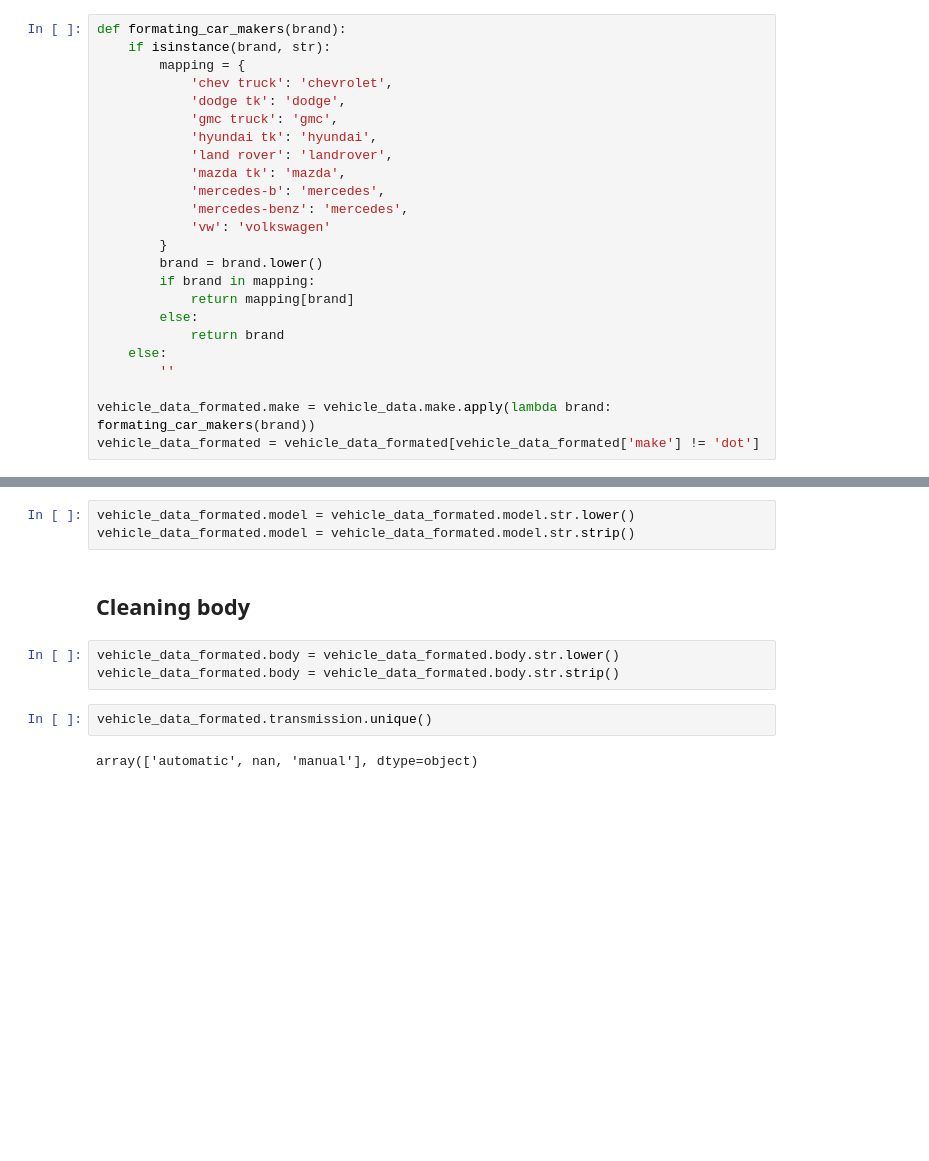
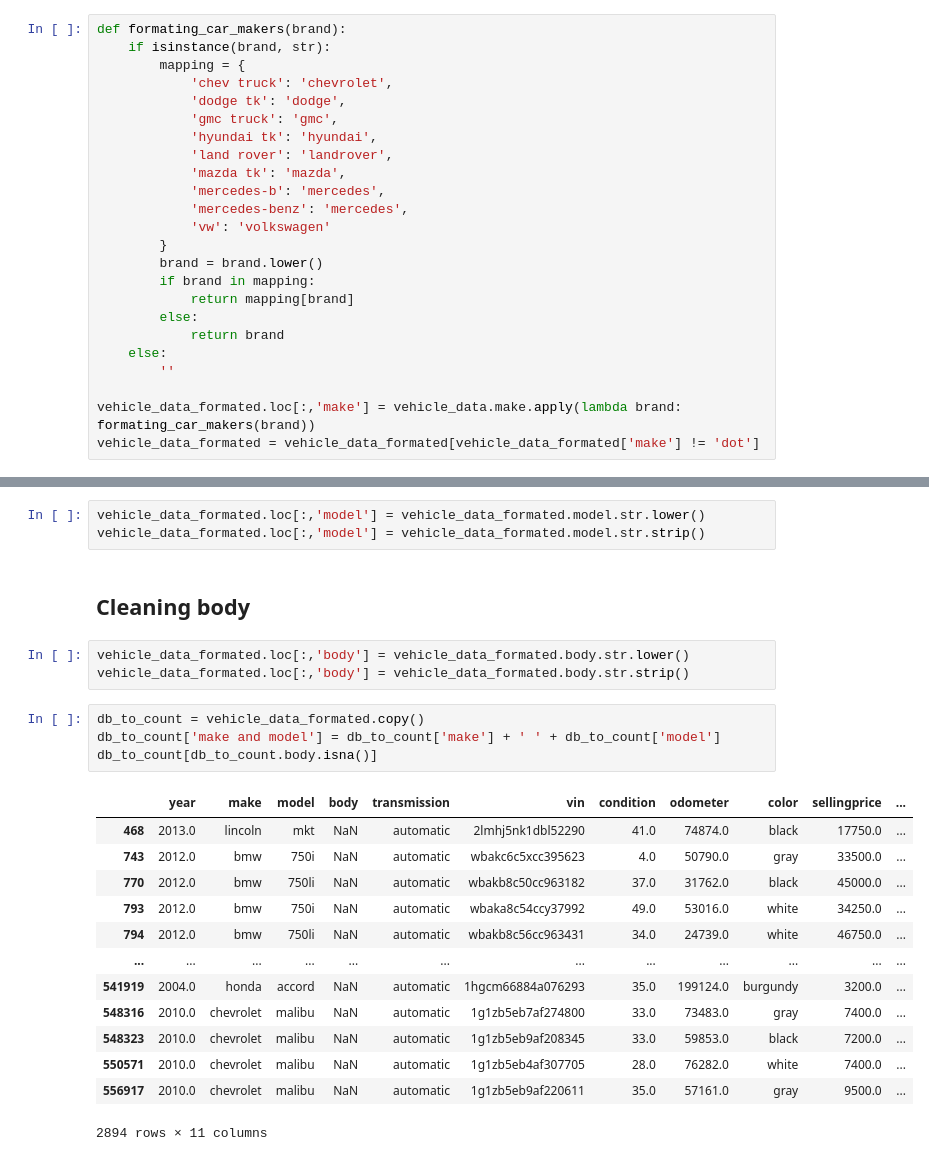
Before and after one commit to Mikaelow/Kaggle, a Jupyter notebook: car-analize.ipynb, the cells around one changed output, grey strips where cells are left out. Cells and saved outputs as stored; diff of their text form; blank space fills up the shorter version.

```diff
--- a/car-analize.ipynb
+++ b/car-analize.ipynb
@@ -188,5 +216,5 @@ def formating_car_makers(brand):
     else:
         ''
 
-vehicle_data_formated.make = vehicle_data.make.apply(lambda brand: formating_car_makers(brand))
+vehicle_data_formated.loc[:,'make'] = vehicle_data.make.apply(lambda brand: formating_car_makers(brand))
 vehicle_data_formated = vehicle_data_formated[vehicle_data_formated['make'] != 'dot']
@@ -210,12 +232,26 @@ vehicle_data_formated.sample(5)
 # %%
-vehicle_data_formated.model = vehicle_data_formated.model.str.lower()
-vehicle_data_formated.model = vehicle_data_formated.model.str.strip()
+vehicle_data_formated.loc[:,'model'] = vehicle_data_formated.model.str.lower()
+vehicle_data_formated.loc[:,'model'] = vehicle_data_formated.model.str.strip()
 # %% [markdown]
 ## Cleaning body
 # %%
-vehicle_data_formated.body = vehicle_data_formated.body.str.lower()
-vehicle_data_formated.body = vehicle_data_formated.body.str.strip()
+vehicle_data_formated.loc[:,'body'] = vehicle_data_formated.body.str.lower()
+vehicle_data_formated.loc[:,'body'] = vehicle_data_formated.body.str.strip()
-# %%
-vehicle_data_formated.transmission.unique()
-# %% [output]
-array(['automatic', nan, 'manual'], dtype=object)
+# %%
+db_to_count = vehicle_data_formated.copy()
+db_to_count['make and model'] = db_to_count['make'] + ' ' + db_to_count['model']
+db_to_count[db_to_count.body.isna()]
+# %% [output]
+|  | year | make | model | body | transmission | vin | condition | odometer | color | sellingprice | ... |
+| 468 | 2013.0 | lincoln | mkt | NaN | automatic | 2lmhj5nk1dbl52290 | 41.0 | 74874.0 | black | 17750.0 | ... |
+| 743 | 2012.0 | bmw | 750i | NaN | automatic | wbakc6c5xcc395623 | 4.0 | 50790.0 | gray | 33500.0 | ... |
+| 770 | 2012.0 | bmw | 750li | NaN | automatic | wbakb8c50cc963182 | 37.0 | 31762.0 | black | 45000.0 | ... |
+| 793 | 2012.0 | bmw | 750i | NaN | automatic | wbaka8c54ccy37992 | 49.0 | 53016.0 | white | 34250.0 | ... |
+| 794 | 2012.0 | bmw | 750li | NaN | automatic | wbakb8c56cc963431 | 34.0 | 24739.0 | white | 46750.0 | ... |
+| ... | ... | ... | ... | ... | ... | ... | ... | ... | ... | ... | ... |
+| 541919 | 2004.0 | honda | accord | NaN | automatic | 1hgcm66884a076293 | 35.0 | 199124.0 | burgundy | 3200.0 | ... |
+| 548316 | 2010.0 | chevrolet | malibu | NaN | automatic | 1g1zb5eb7af274800 | 33.0 | 73483.0 | gray | 7400.0 | ... |
+| 548323 | 2010.0 | chevrolet | malibu | NaN | automatic | 1g1zb5eb9af208345 | 33.0 | 59853.0 | black | 7200.0 | ... |
+| 550571 | 2010.0 | chevrolet | malibu | NaN | automatic | 1g1zb5eb4af307705 | 28.0 | 76282.0 | white | 7400.0 | ... |
+| 556917 | 2010.0 | chevrolet | malibu | NaN | automatic | 1g1zb5eb9af220611 | 35.0 | 57161.0 | gray | 9500.0 | ... |
+2894 rows × 11 columns
```
Also changed, not shown: parts of 10 cells of this notebook.
